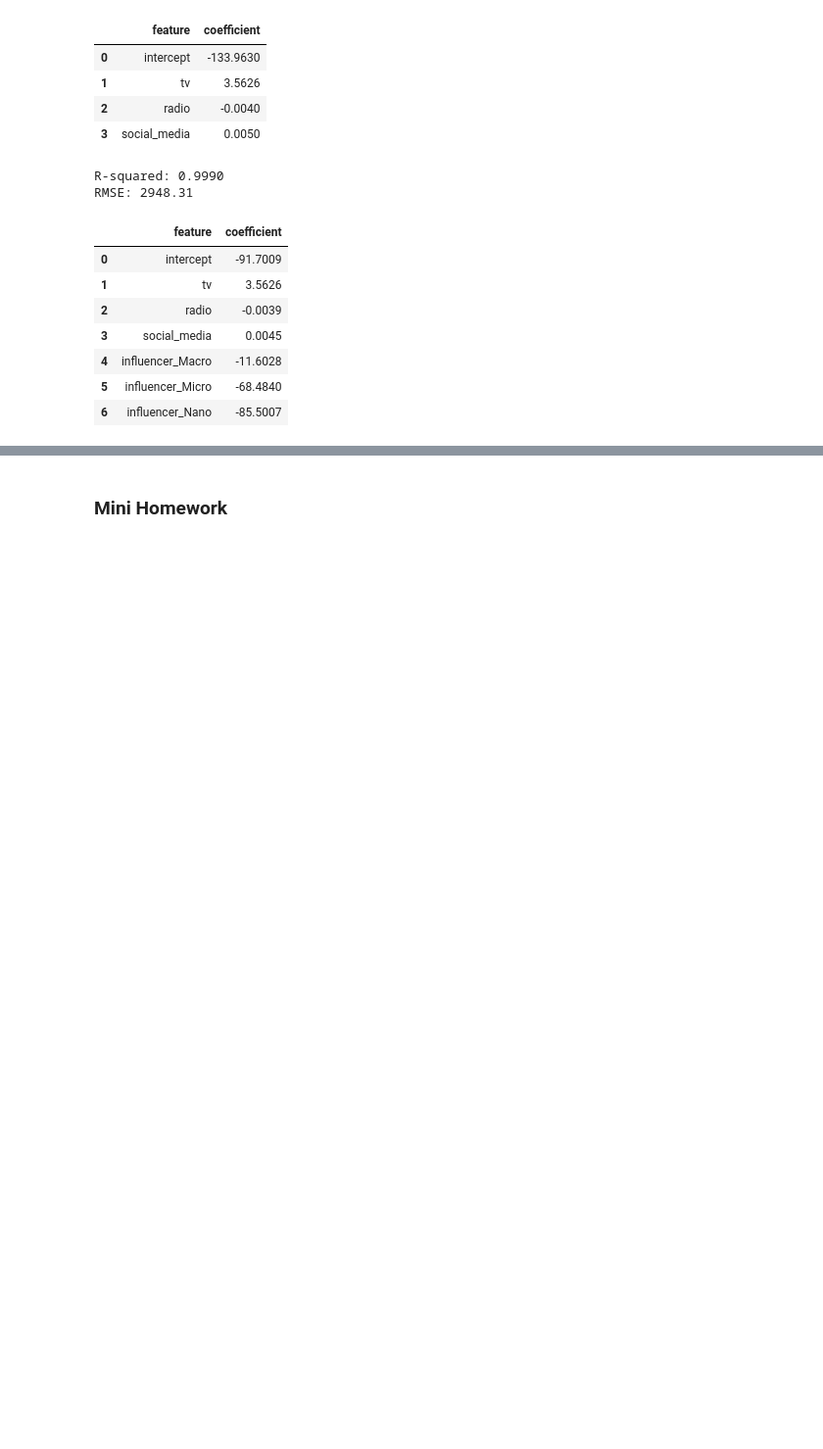
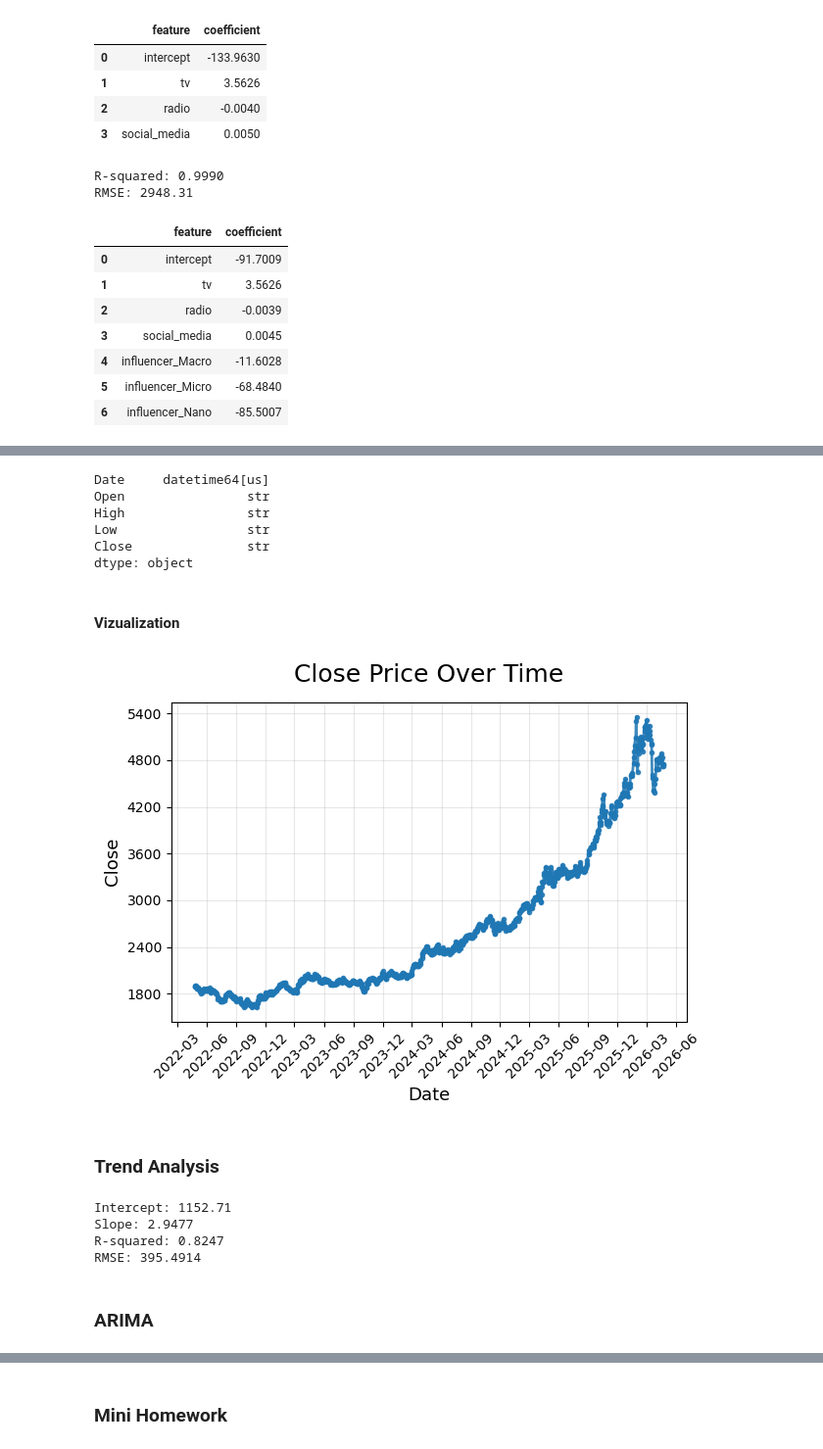
Before and after one commit to VahYavryan/data_analytics_with_phyton, a Jupyter notebook: notebooks/11_2_simple_linear_reggression.ipynb, the cells around one changed output, grey strips where cells are left out. Shown at 98% size. Cells and saved outputs as stored; diff of their text form; code cells hidden in the pictures; blank space fills up the shorter version.

Commit message:
ARIMA and Gold Prices

```diff
--- a/notebooks/11_2_simple_linear_reggression.ipynb
+++ b/notebooks/11_2_simple_linear_reggression.ipynb
@@ -254,0 +273,5 @@ multi_results
+# %%
+import glob
+import os
+file_paths = glob.glob(join(PATH, "*.csv"))
+file_paths
@@ -254,0 +291,5 @@ multi_results
+# %%
+dataframes = [pd.read_csv(file, parse_dates=['Date']) for file in file_paths]
+ts_combined = pd.concat(dataframes, ignore_index=True)
+print(ts_combined.shape)
+ts_combined.tail()
@@ -254,0 +304,49 @@ multi_results
+# %%
+ts_combined.dtypes
+# %% [output]
+Date     datetime64[us]
+Open                str
+High                str
+Low                 str
+Close               str
+dtype: object
+# %%
+ts_combined["Close"] = (
+    ts_combined["Close"]
+    .astype(str)
+    .str.replace(",", "", regex=False)
+    .str.strip()
+)
+ts_combined["Close"] = pd.to_numeric(ts_combined["Close"], errors="coerce")
+# %% [markdown]
+#### Vizualization
+# %%
+ts_combined = ts_combined.sort_values(by="Date")
+# %%
+import matplotlib.pyplot as plt
+import matplotlib.dates as mdates
+from matplotlib.ticker import MaxNLocator
+
+plt.plot(
+    ts_combined["Date"],
+    ts_combined["Close"],
+    linewidth=2,
+    marker="o",
+    markersize=3,
+    alpha=0.85
+)
+plt.title("Close Price Over Time", fontsize=18, pad=15)
+plt.xlabel("Date", fontsize=13)
+plt.ylabel("Close", fontsize=13)
+
+plt.gca().xaxis.set_major_locator(mdates.MonthLocator(interval=3))
+plt.gca().xaxis.set_major_formatter(mdates.DateFormatter("%Y-%m"))
+plt.gca().yaxis.set_major_locator(MaxNLocator(nbins=8))
+plt.xticks(rotation=45)
+plt.grid(True, alpha=0.3)
+plt.tight_layout()
+plt.show()
+# %% [output]
+[figure, added]
+# %% [markdown]
+### Trend Analysis
@@ -254,0 +364,12 @@ multi_results
+# %%
+print(f"Intercept: {trend_model.intercept_:.2f}")
+print(f"Slope: {trend_model.coef_[0]:.4f}")
+print(f"R-squared: {trend_r2:.4f}")
+print(f"RMSE: {trend_rmse:.4f}")
+# %% [output]
+Intercept: 1152.71
+Slope: 2.9477
+R-squared: 0.8247
+RMSE: 395.4914
+# %% [markdown]
+### ARIMA
```
Also changed, not shown: parts of 15 cells of this notebook.
